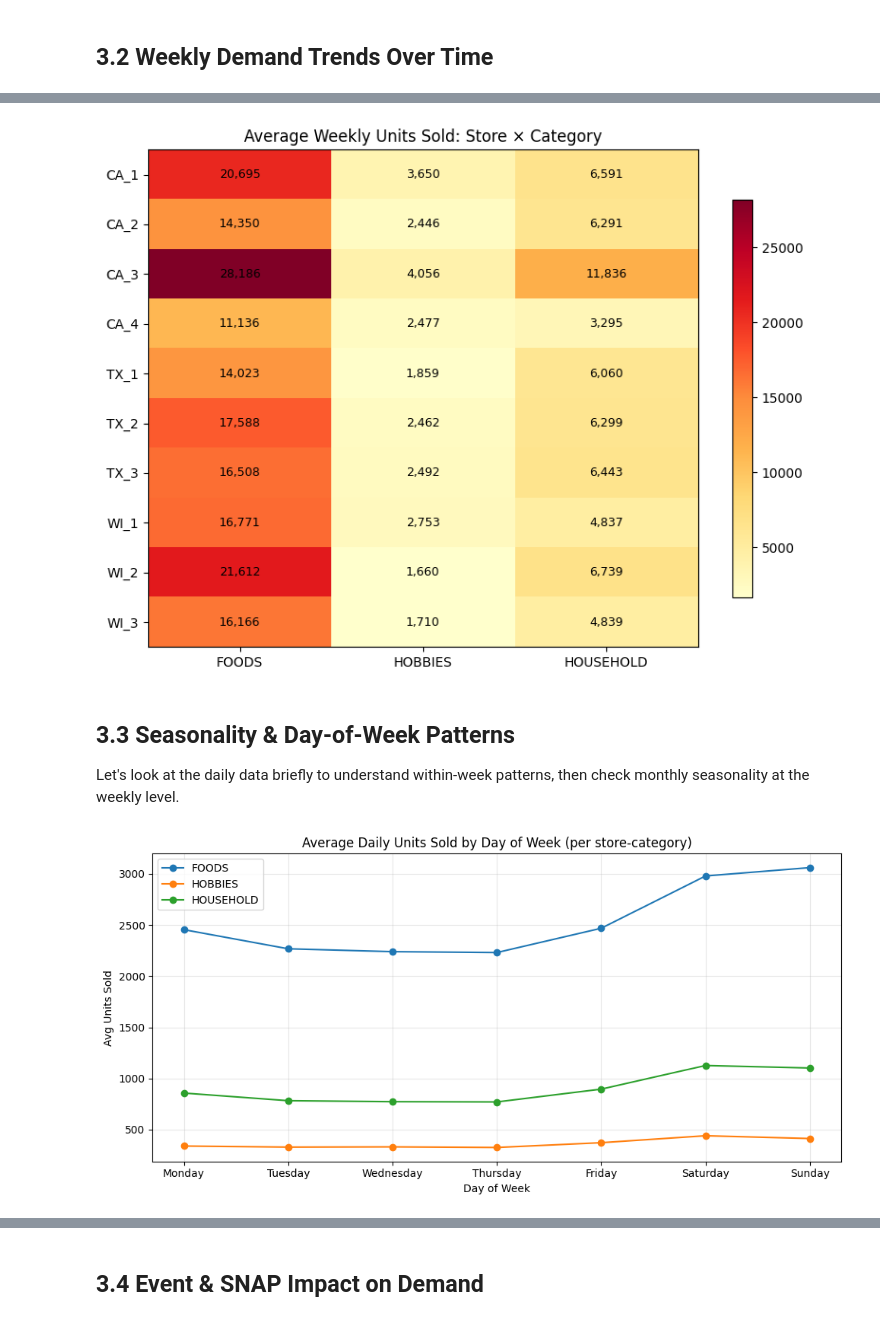
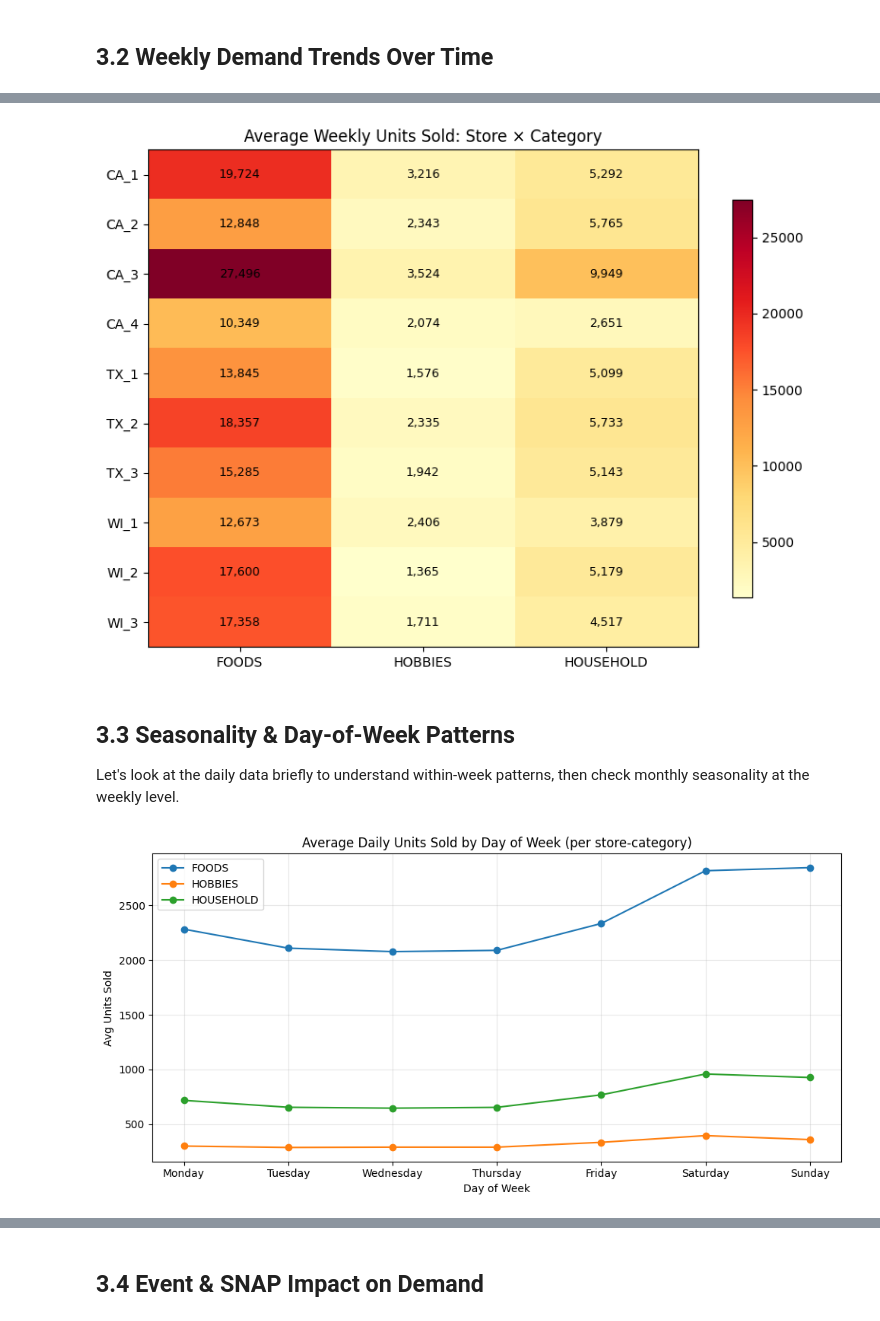
Before and after one commit to isaacvm98/ids705_project, a Jupyter notebook: notebooks/notebook_01_data_loading_and_eda.ipynb, the cells around one changed output, grey strips where cells are left out. Cells and saved outputs as stored; diff of their text form; code cells hidden in the pictures.

Commit message:
Complete weekly dataset

```diff
--- a/notebooks/notebook_01_data_loading_and_eda.ipynb
+++ b/notebooks/notebook_01_data_loading_and_eda.ipynb
@@ -186,8 +186,8 @@ weekly.head()
 | 4 | CA_1 | CA | FOODS | 11105 | 15253 | 2011-02-26 | 7 |
 # %%
 # Filter to last 2 years and drop the incomplete final week
-cutoff = weekly['week_start'].max() - pd.DateOffset(years=2)
-weekly = weekly[(weekly['week_start'] >= cutoff) & (weekly['n_days'] == 7)].copy()
+#cutoff = weekly['week_start'].max() - pd.DateOffset(years=2)
+weekly = weekly[(weekly['n_days'] == 7)].copy()
 # %% [markdown]
 # Phase 3: Exploratory Data Analysis
 
@@ -306,32 +306,32 @@ fig.colorbar(im, ax=ax, shrink=0.8)
 plt.tight_layout()
 plt.show()
 # %% [output]
-[figure, old version]
+[figure, new version]
 # %% [markdown]
 ## 3.3 Seasonality & Day-of-Week Patterns
 
 Let's look at the daily data briefly to understand within-week patterns, then check monthly seasonality at the weekly level.
 # %%
-daily_recent = sales_long[sales_long['date'] >= cutoff].copy()
+daily_recent = sales_long.copy()
 
 day_order = ['Monday', 'Tuesday', 'Wednesday', 'Thursday', 'Friday', 'Saturday', 'Sunday']
 daily_by_dow = daily_recent.groupby(['cat_id', 'weekday'])['units_sold'].mean().reset_index()
 
 fig, ax = plt.subplots(figsize=(10, 5))
 for cat in sorted(daily_by_dow['cat_id'].unique()):
     subset = daily_by_dow[daily_by_dow['cat_id'] == cat]
     subset = subset.set_index('weekday').reindex(day_order)
     ax.plot(subset.index, subset['units_sold'], marker='o', label=cat)
 
 ax.set_title('Average Daily Units Sold by Day of Week (per store-category)')
 ax.set_xlabel('Day of Week')
 ax.set_ylabel('Avg Units Sold')
 ax.legend()
 ax.grid(alpha=0.3)
 plt.tight_layout()
 plt.show()
 # %% [output]
-[figure, old version]
+[figure, new version]
 # %%
 # Monthly seasonality at weekly level
 weekly['month'] = weekly['week_start'].dt.month
```
Also changed, not shown: parts of 15 cells of this notebook, 2 other files.
